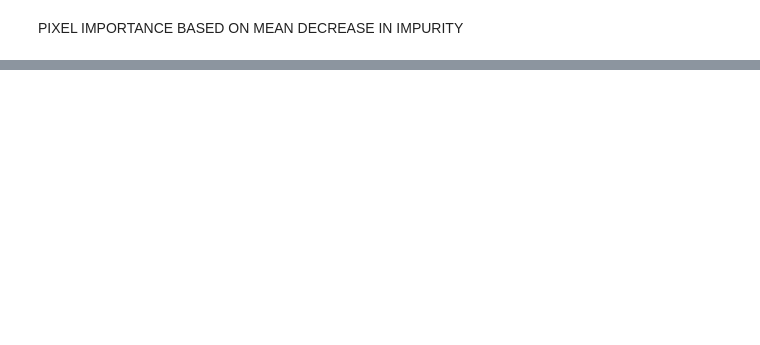
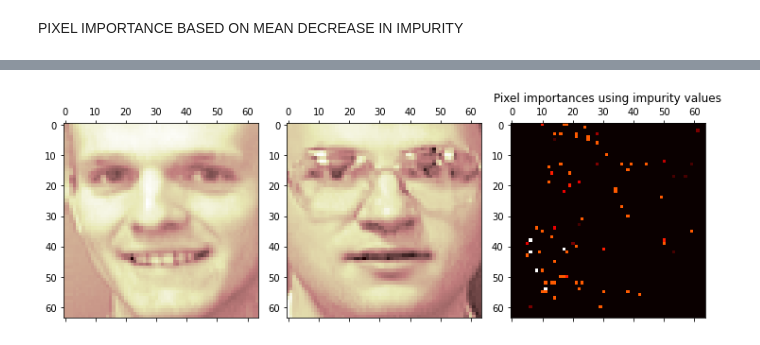
Before and after one commit to Okezzi/SVM-and-RF-on-MNIST-Dataset, a Jupyter notebook: SVM_RF_Olivetti_Faces.ipynb, the cells around one changed output, grey strips where cells are left out. Drawn from its saved outputs; the diff is of its cells as text; code cells hidden in the pictures; blank space fills up the shorter version.

```diff
--- a/SVM_RF_Olivetti_Faces.ipynb
+++ b/SVM_RF_Olivetti_Faces.ipynb
@@ -768,0 +772,17 @@ array([4, 5, 6])
+# %%
+fig,axes = plt.subplots(1,3, figsize = (10,10))
+rfc = RandomForestClassifier(n_estimators=72, max_features= 'log2')
+rfc.fit(X[40:60,:],y[40:60])
+img_shape = faces.images[0].shape
+
+image_1 = X[40,:].reshape(img_shape)
+image_2 = X[52,:].reshape(img_shape)
+
+importances = rfc.feature_importances_.reshape(img_shape)
+axes[0].matshow(image_1)
+axes[1].matshow(image_2)
+axes[2].matshow(importances, cmap=plt.cm.hot)
+axes[2].set_title("Pixel importances using impurity values")
+plt.tight_layout()
+# %% [output]
+[figure, added]
```
Also changed, not shown: parts of 6 cells of this notebook.
